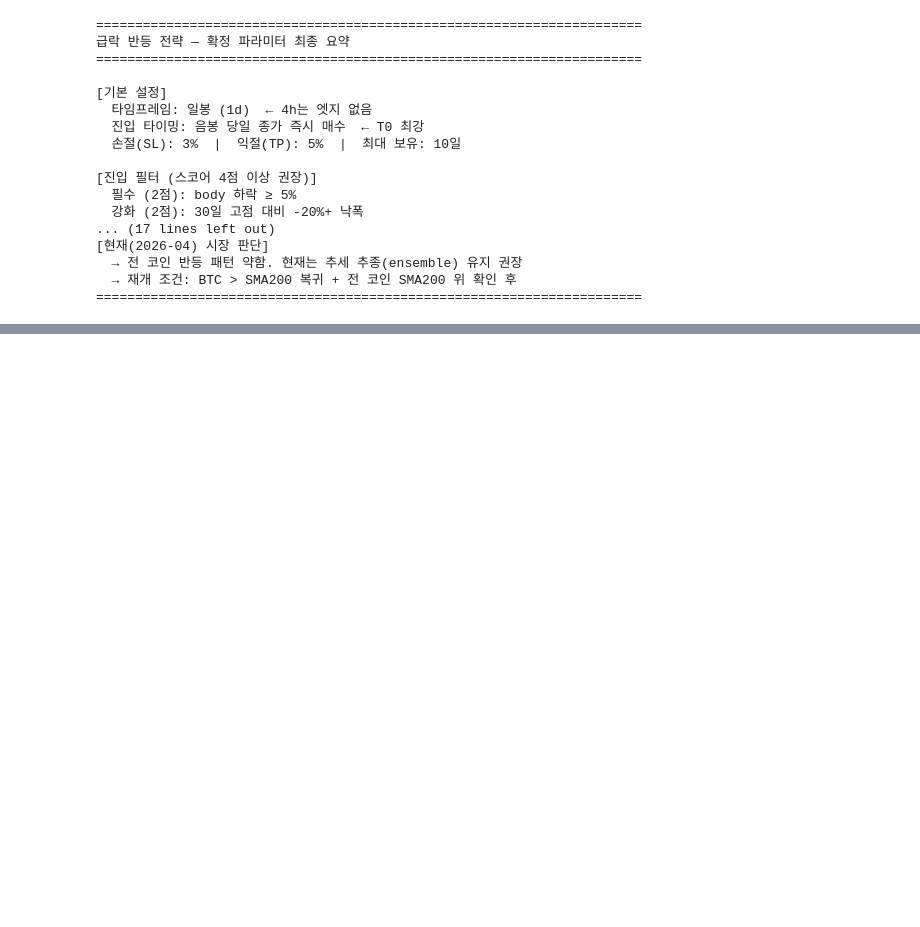
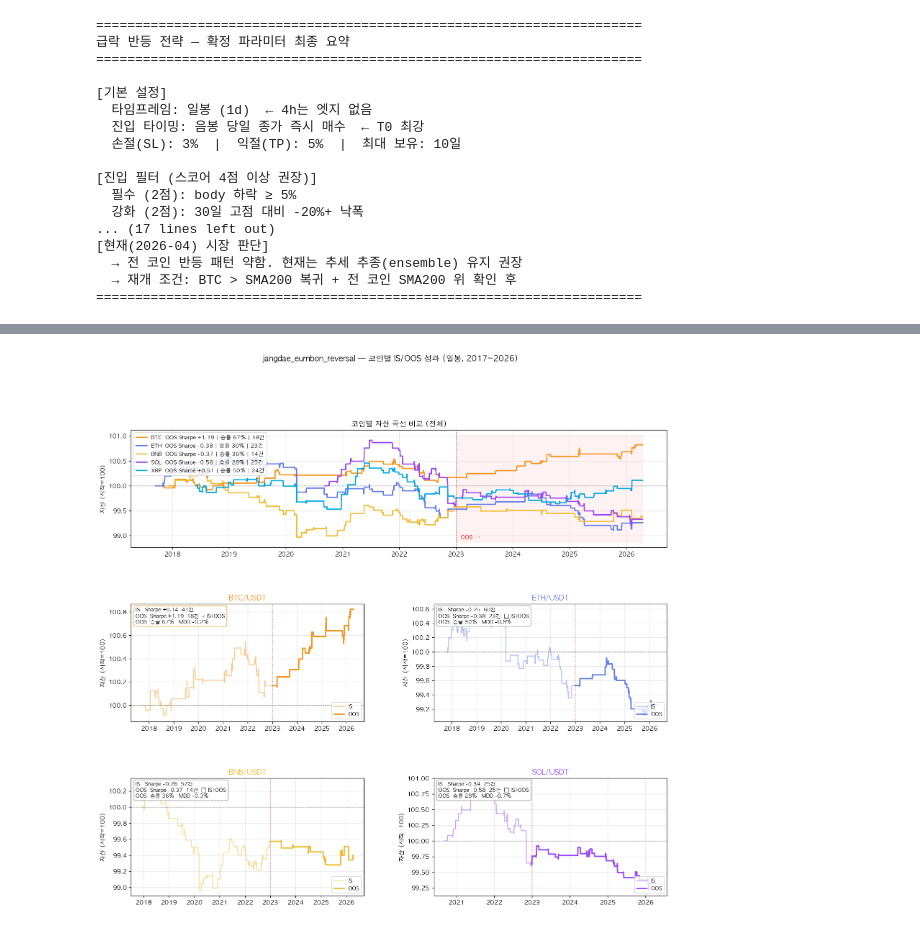
Before and after one commit to ChaebinIm/algorithm_trading, a Jupyter notebook: research_reversal.ipynb, the cells around one changed output, grey strips where cells are left out. Saved outputs shown, nothing was run; the diff lists cells and outputs as text; code cells hidden in the pictures; blank space fills up the shorter version.

Commit message:
research_reversal.ipynb에 코인별 자산 곡선 섹션 추가
섹션 8: jangdae_eumbon_reversal 전략 코인별 IS/OOS 백테스트
BTC/ETH/BNB/SOL/XRP 5개 코인 비교, 전체+개별 자산 곡선 시각화

Co-Authored-By: Claude Sonnet 4.6 <noreply@anthropic.com>

```diff
--- a/research_reversal.ipynb
+++ b/research_reversal.ipynb
@@ -955,0 +965,94 @@ print('=' * 70)
+# %%
+import sys, os
+sys.path.insert(0, os.path.abspath('.'))
+
+from strategies import get_strategy
+from core.engine import run_backtest, BacktestEnv, BasicSlippage, FixedRateCommission
+import matplotlib.gridspec as gridspec
+
+env = BacktestEnv(cash=10000, slippage=BasicSlippage(bps=5), commission=FixedRateCommission(bps=10))
+OOS_START = pd.Timestamp('2023-01-01', tz='UTC')
+
+coins = [
+    ('BTC', 'data/ohlcv_full_BTCUSDT_1d.parquet', '#F7931A'),
+    ('ETH', 'data/ohlcv_full_ETHUSDT_1d.parquet', '#627EEA'),
+    ('BNB', 'data/ohlcv_full_BNBUSDT_1d.parquet', '#F3BA2F'),
+    ('SOL', 'data/ohlcv_full_SOLUSDT_1d.parquet', '#9945FF'),
+    ('XRP', 'data/ohlcv_full_XRPUSDT_1d.parquet', '#00AAE4'),
+]
+
+results = {}
+for name, path, color in coins:
+    df_c = pd.read_parquet(path)
+    dp   = get_strategy('jangdae_eumbon_reversal').prepare(df_c)
+    is_s  = get_strategy('jangdae_eumbon_reversal')
+    _, is_r  = run_backtest(dp[dp.index < OOS_START], is_s, env)
+    oos_s = get_strategy('jangdae_eumbon_reversal')
+    _, oos_r = run_backtest(dp[dp.index >= OOS_START], oos_s, env)
+    full_s = get_strategy('jangdae_eumbon_reversal')
+    eq_full, _ = run_backtest(dp, full_s, env)
+    results[name] = {'equity': eq_full, 'color': color, 'is': is_r.metrics, 'oos': oos_r.metrics}
+
+# ── 그래프 ───────────────────────────────────────────────────────
+fig = plt.figure(figsize=(16, 14))
+gs  = gridspec.GridSpec(3, 2, figure=fig, hspace=0.48, wspace=0.3)
+
+# 상단: 전체 비교
+ax_main = fig.add_subplot(gs[0, :])
+for name, r in results.items():
+    norm = r['equity'] / r['equity'].iloc[0] * 100
+    m    = r['oos']
+    ax_main.plot(norm.index, norm.values, color=r['color'], linewidth=2,
+        label=f"{name}  OOS Sharpe {m['sharpe']:+.2f} | 승률 {m['win_rate']*100:.0f}% | {m['total_roundtrips']}건")
+ax_main.axhline(100, color='gray', linewidth=0.8, linestyle='--')
+ax_main.axvline(OOS_START, color='red', linewidth=1.5, linestyle=':', alpha=0.8)
+ymin, ymax = ax_main.get_ylim()
+ax_main.fill_betweenx([ymin, ymax], OOS_START, norm.index[-1], alpha=0.05, color='red')
+ax_main.text(OOS_START + pd.Timedelta(days=30), ymin + (ymax-ymin)*0.03, 'OOS →', color='red', fontsize=9)
+ax_main.set_title('코인별 자산 곡선 비교 (전체)', fontsize=12, fontweight='bold')
+ax_main.set_ylabel('자산 (시작=100)')
+ax_main.legend(fontsize=9, loc='upper left')
+ax_main.grid(alpha=0.3)
+
+# 하단: 코인별 개별 (4개)
+for idx, (name, r) in enumerate(list(results.items())[:4]):
+    row, col = divmod(idx, 2)
+    ax   = fig.add_subplot(gs[row + 1, col])
+    norm = r['equity'] / r['equity'].iloc[0] * 100
+    ax.plot(norm[norm.index < OOS_START].index,  norm[norm.index < OOS_START].values,
+            color=r['color'], linewidth=1.4, alpha=0.5, label='IS')
+    ax.plot(norm[norm.index >= OOS_START].index, norm[norm.index >= OOS_START].values,
+            color=r['color'], linewidth=2.2, label='OOS')
+    ax.axhline(100, color='gray', linewidth=0.7, linestyle='--')
+    ax.axvline(OOS_START, color='red', linewidth=1, linestyle=':', alpha=0.6)
+    m_is, m_oos = r['is'], r['oos']
+    oos_ok = '✓ IS<OOS' if m_oos['sharpe'] > m_is['sharpe'] else '✗ IS>OOS'
+    textstr = (
+        f"IS   Sharpe {m_is['sharpe']:+.2f}  {m_is['total_roundtrips']}건\n"
+        f"OOS  Sharpe {m_oos['sharpe']:+.2f}  {m_oos['total_roundtrips']}건  {oos_ok}\n"
+        f"OOS  승률 {m_oos['win_rate']*100:.0f}%   MDD {m_oos['mdd']*100:.1f}%"
+    )
+    ec = r['color'] if m_oos['sharpe'] > 0 else '#999999'
+    ax.text(0.02, 0.97, textstr, transform=ax.transAxes, fontsize=8.5,
+            verticalalignment='top',
+            bbox=dict(boxstyle='round,pad=0.35', facecolor='white', alpha=0.9, edgecolor=ec))
+    ax.set_title(f'{name}/USDT', fontsize=12, fontweight='bold', color=r['color'])
+    ax.legend(fontsize=8.5, loc='lower right')
+    ax.grid(alpha=0.3)
+    ax.set_ylabel('자산 (시작=100)')
+
+plt.suptitle('jangdae_eumbon_reversal — 코인별 IS/OOS 성과 (일봉, 2017~2026)',
+             fontsize=13, fontweight='bold', y=1.005)
+plt.tight_layout()
+plt.show()
+
+# 수치 요약 테이블
+print(f"{'코인':>5} | {'IS Sharpe':>10} {'IS n':>5} | {'OOS Sharpe':>11} {'OOS n':>6} {'OOS 승률':>8} {'OOS MDD':>8} | 판정")
+print('-' * 75)
+for name, r in results.items():
+    mi, mo = r['is'], r['oos']
+    ok = '✓' if mo['sharpe'] > 0 else '✗'
+    print(f"{name:>5} | {mi['sharpe']:>+10.2f} {mi['total_roundtrips']:>5} | "
+          f"{mo['sharpe']:>+11.2f} {mo['total_roundtrips']:>6} {mo['win_rate']*100:>7.0f}% {mo['mdd']*100:>7.1f}% | {ok}")
+# %% [output]
+[figure, added]
```
Also changed, not shown: parts of 2 cells of this notebook.
